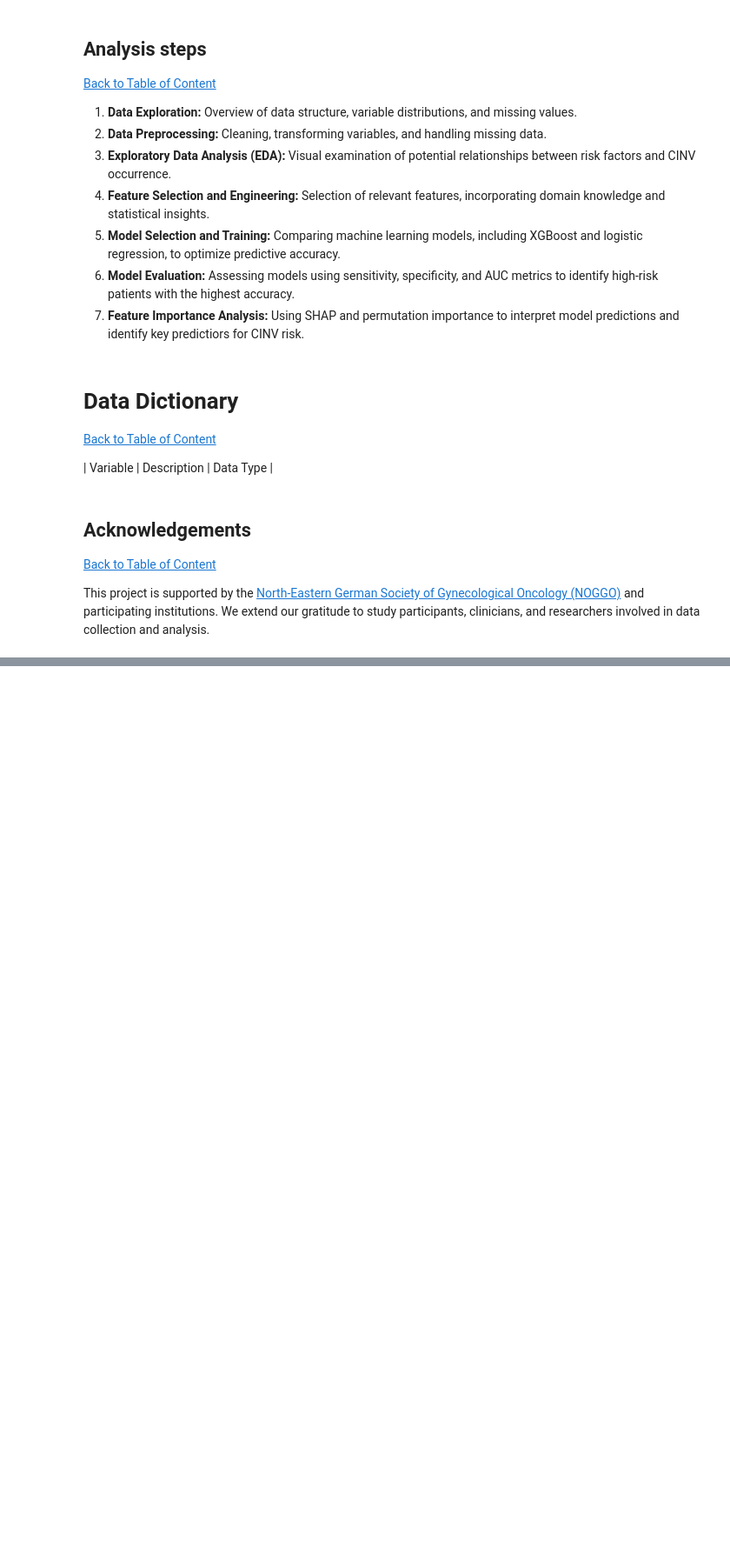
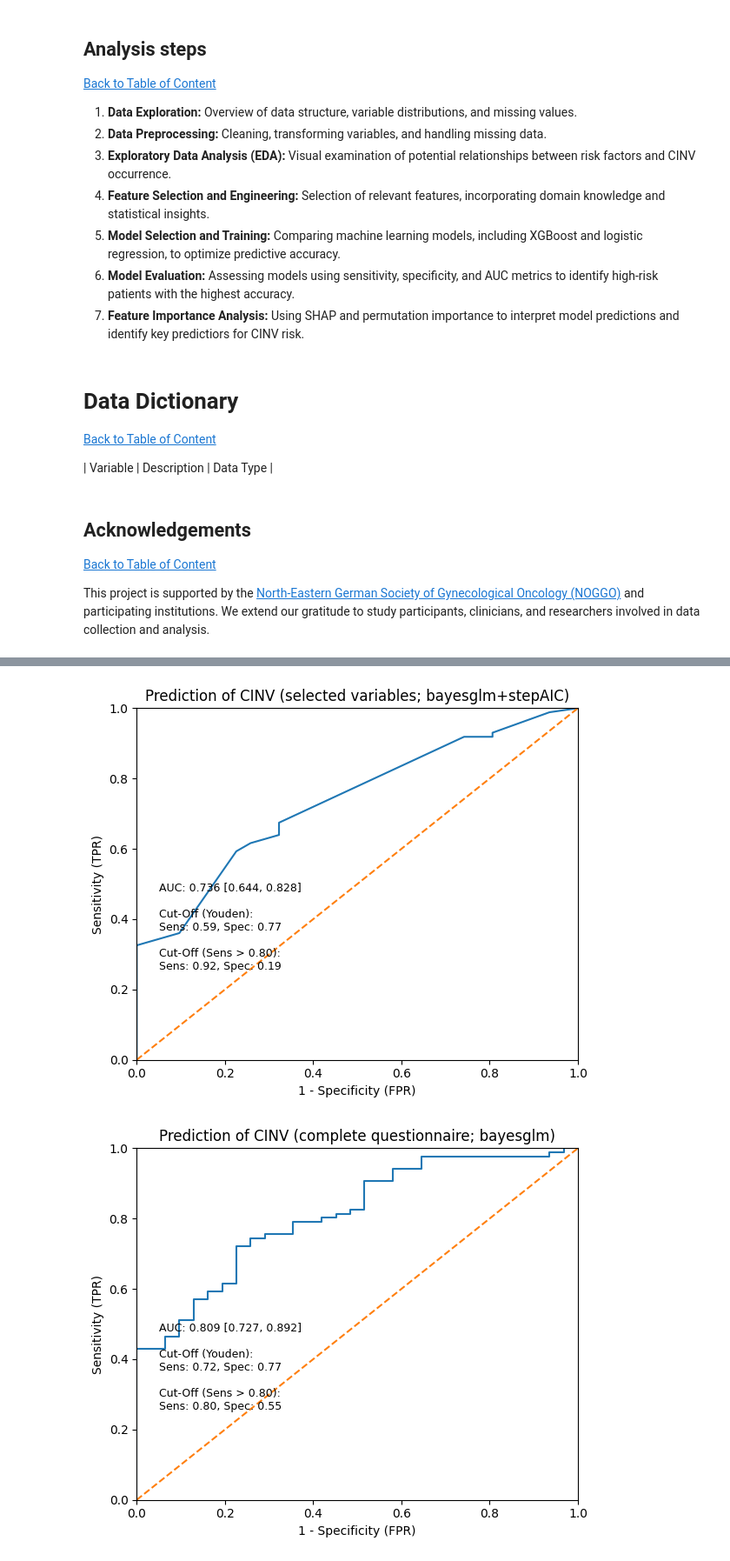
Before and after one commit to sschepanski/CINV_PredictiveModel_GynOnc, a Jupyter notebook: scr/EMRISK_Prediction.ipynb, the cells around one changed output, grey strips where cells are left out. Shown at 87% size. Cells and saved outputs as stored; diff of their text form; code cells hidden in the pictures; blank space fills up the shorter version.

```diff
--- a/scr/EMRISK_Prediction.ipynb
+++ b/scr/EMRISK_Prediction.ipynb
@@ -1590,0 +92,19 @@ Während der Gini Index nur die Wichtigkeit der Variablen im gesamten Modell zei
+# %%
+# Ensure outcome exists and is binary int {0,1}
+if "CINV_binary" not in pt_q.columns:
+    raise ValueError("CINV_binary not found in pt_q.xlsx")
+
+pt_q["CINV_binary"] = pd.to_numeric(pt_q["CINV_binary"], errors="raise").astype(int)
+# %%
+# Convert other columns to numeric
+for c in pt_q.columns:
+    if c != "CINV_binary":
+        pt_q[c] = pd.to_numeric(pt_q[c], errors="coerce")
+
+n_before = pt_q.shape[0]
+pt_q_cc = pt_q.dropna(axis=0).copy()
+n_after = pt_q_cc.shape[0]
+
+print(f"Complete cases: {n_after}/{n_before}")
+print("Outcome distribution (complete cases):")
+print(pt_q_cc["CINV_binary"].value_counts().sort_index())
@@ -1590,0 +379,28 @@ Während der Gini Index nur die Wichtigkeit der Variablen im gesamten Modell zei
+# %%
+# Use the EXACT R-predicted probabilities
+y = pt_q_cc["CINV_binary"].values
+
+plot_roc_with_annotations(
+    y_true=y,
+    prob=np.array(bayes_step_res["pred_step"]),
+    title="Prediction of CINV (selected variables; bayesglm+stepAIC)",
+    out_path=os.path.join(OUTPUT_DIR, "ROC_selected_variables.eps"),
+    auc=bayes_step_res["auc_step"],
+    ci=bayes_step_res["ci_step"],
+    youden=bayes_step_res["youden_step"],
+    sens80=bayes_step_res["sens80_step"],
+)
+
+plot_roc_with_annotations(
+    y_true=y,
+    prob=np.array(bayes_step_res["pred_full"]),
+    title="Prediction of CINV (complete questionnaire; bayesglm)",
+    out_path=os.path.join(OUTPUT_DIR, "ROC_complete_questionnaire.eps"),
+    auc=bayes_step_res["auc_full"],
+    ci=bayes_step_res["ci_full"],
+    youden=bayes_step_res["youden_full"],
+    sens80=bayes_step_res["sens80_full"],
+)
+# %% [output]
+[figure, added]
+[figure, added]
```
Also changed, not shown: parts of 185 cells of this notebook, 32 other files.
